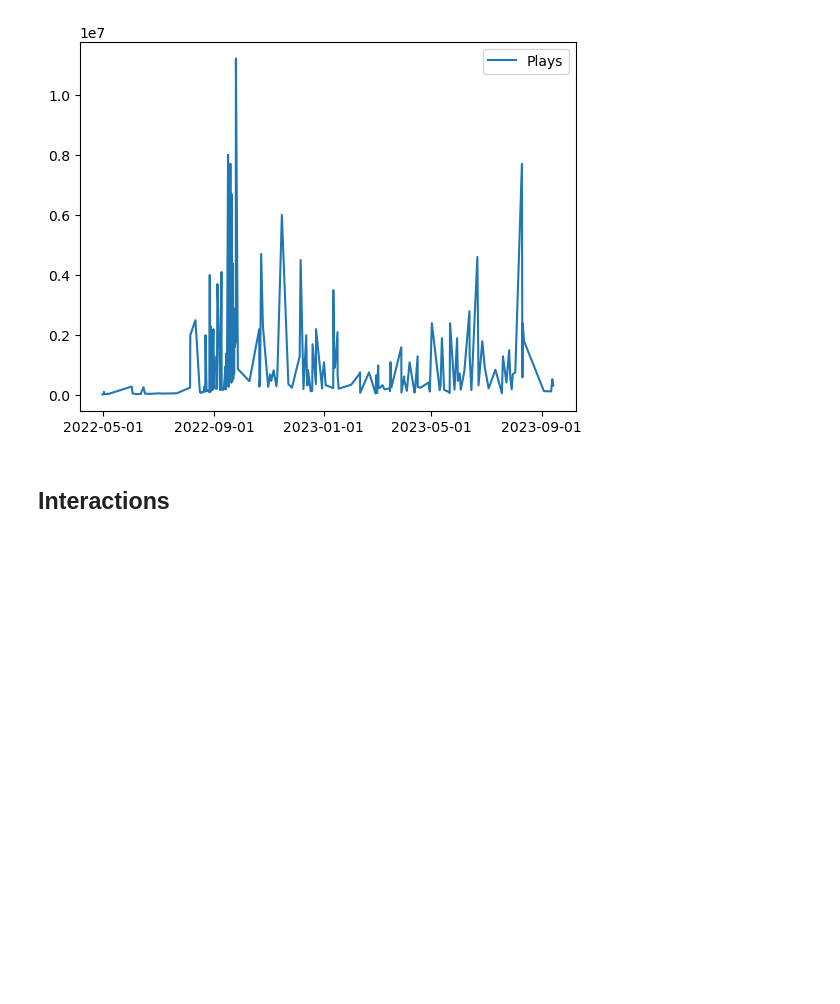
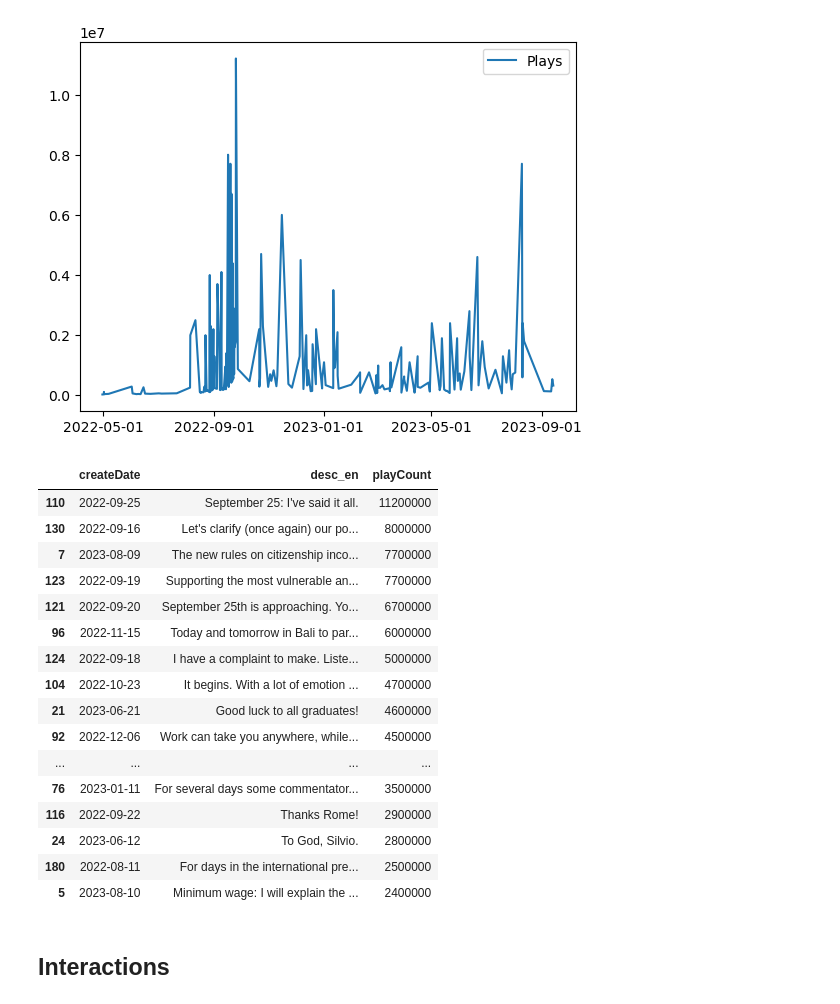
Before and after one commit to frasercrichton/investigation-influence-industry-italy, a Jupyter notebook: analysis/TickTokAnalysis.ipynb, the cells around one changed output. Drawn from its saved outputs; the diff is of its cells as text; code cells hidden in the pictures; blank space fills up the shorter version.

```diff
--- a/analysis/TickTokAnalysis.ipynb
+++ b/analysis/TickTokAnalysis.ipynb
@@ -4,3 +4,5 @@
 import pandas as pd
 import matplotlib.pyplot as plt
 import matplotlib.dates as mdates
+directory = '../data/processed/'
+videos_df = pd.read_json(directory + 'videos-translated.json', convert_dates=['createTime'])
@@ -9,32 +15,18 @@ How often was Meloni Posting?
 # %%
-videos_df = pd.read_json('../data/processed/videos-translated.json', convert_dates=['createTime'])
 videos_df['createTime'] = pd.to_datetime(videos_df['createTime'])
 videos_df['createTime']
 videos_df['createTime'].index
 import datetime
 import numpy as np
 
-# videos_df['createTime'].plot(kind='bar', stacked=True, width=1)
-
-# data = [23, 45, 56, 78, 213]
-# plt.bar(range(len(data)), data, color='red')
-# plt.show()
-
-# fig, ax = plt.subplots()
-# ax.plot(videos_df['createTime'], df['bidopen'))
-# ax.format_xdata = mdates.DateFormatter('%H:%M:%S')
-# plt.xticks(rotation=45)
-# plt.show()
-# df = pd.read_table(io.BytesIO(content), sep='\s{2,}', parse_dates=[0], index_col=[0])
-videos_df
-
-print(videos_df['createTime'].dt.date)
+df = videos_df['createTime'].groupby(videos_df['createTime'].dt.floor('d')).size().reset_index(name='count')
+# ax = plt.subplot(111)
+# ax.bar(df['createTime'], df['count'], width=10)
+# ax.xaxis_date()
 
 plt.show()
 
 df = df.sort_values('count', ascending=False)
-
-# df = df[df['count'] > 1]
 
 x = df['createTime']
 y = df['count']
@@ -44,7 +36,4 @@ ax.set_xticks(ax.get_xticks()[::2])
 ax.xaxis_date()
 
 # df.plot(kind='bar', stacked=True, width=1)
-
-# videos_df
-videos_df[['textExtra_en', 'desc_en']].to_csv('../data/processed/text-translated.csv', sep=',')
 # %% [output]
@@ -78,6 +55,29 @@ ax.set_xticks(ax.get_xticks()[::2])
 plt.show()
 # %% [output]
 [figure]
+# %%
+pd.set_option('display.max_colwidth', None)
+df = videos_df.sort_values(by=['playCount'], ascending=False)
+df['createDate'] = df['createTime'].dt.strftime('%Y-%m-%d')
+df[['createDate', 'desc_en', 'playCount']].head(20)
+# %% [output]
+|  | createDate | desc_en | playCount |
+| 110 | 2022-09-25 | September 25: I've said it all. | 11200000 |
+| 130 | 2022-09-16 | Let's clarify (once again) our po... | 8000000 |
+| 7 | 2023-08-09 | The new rules on citizenship inco... | 7700000 |
+| 123 | 2022-09-19 | Supporting the most vulnerable an... | 7700000 |
+| 121 | 2022-09-20 | September 25th is approaching. Yo... | 6700000 |
+| 96 | 2022-11-15 | Today and tomorrow in Bali to par... | 6000000 |
+| 124 | 2022-09-18 | I have a complaint to make. Liste... | 5000000 |
+| 104 | 2022-10-23 | It begins. With a lot of emotion ... | 4700000 |
+| 21 | 2023-06-21 | Good luck to all graduates! | 4600000 |
+| 92 | 2022-12-06 | Work can take you anywhere, while... | 4500000 |
+| ... | ... | ... | ... |
+| 76 | 2023-01-11 | For several days some commentator... | 3500000 |
+| 116 | 2022-09-22 | Thanks Rome! | 2900000 |
+| 24 | 2023-06-12 | To God, Silvio. | 2800000 |
+| 180 | 2022-08-11 | For days in the international pre... | 2500000 |
+| 5 | 2023-08-10 | Minimum wage: I will explain the ... | 2400000 |
 # %% [markdown]
 ## Interactions
 # %%
```
Also changed, not shown: parts of 11 cells of this notebook, 5 other files.
